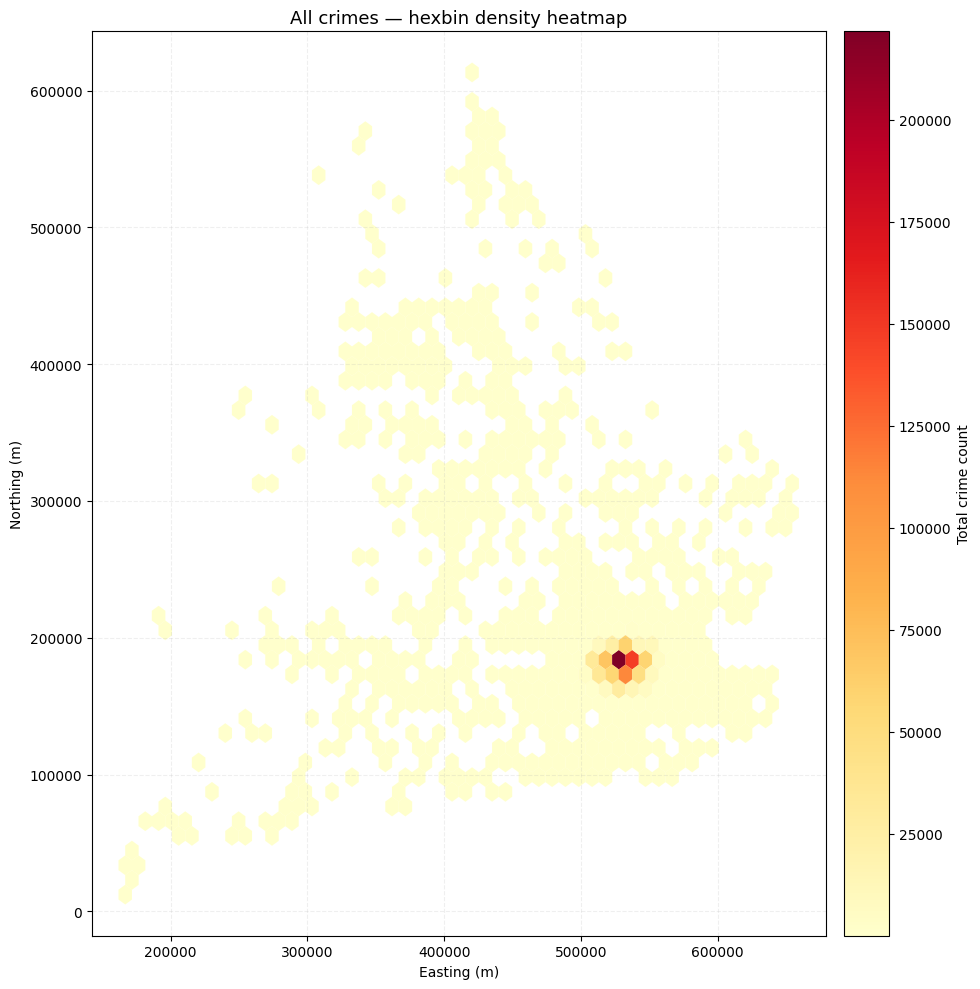
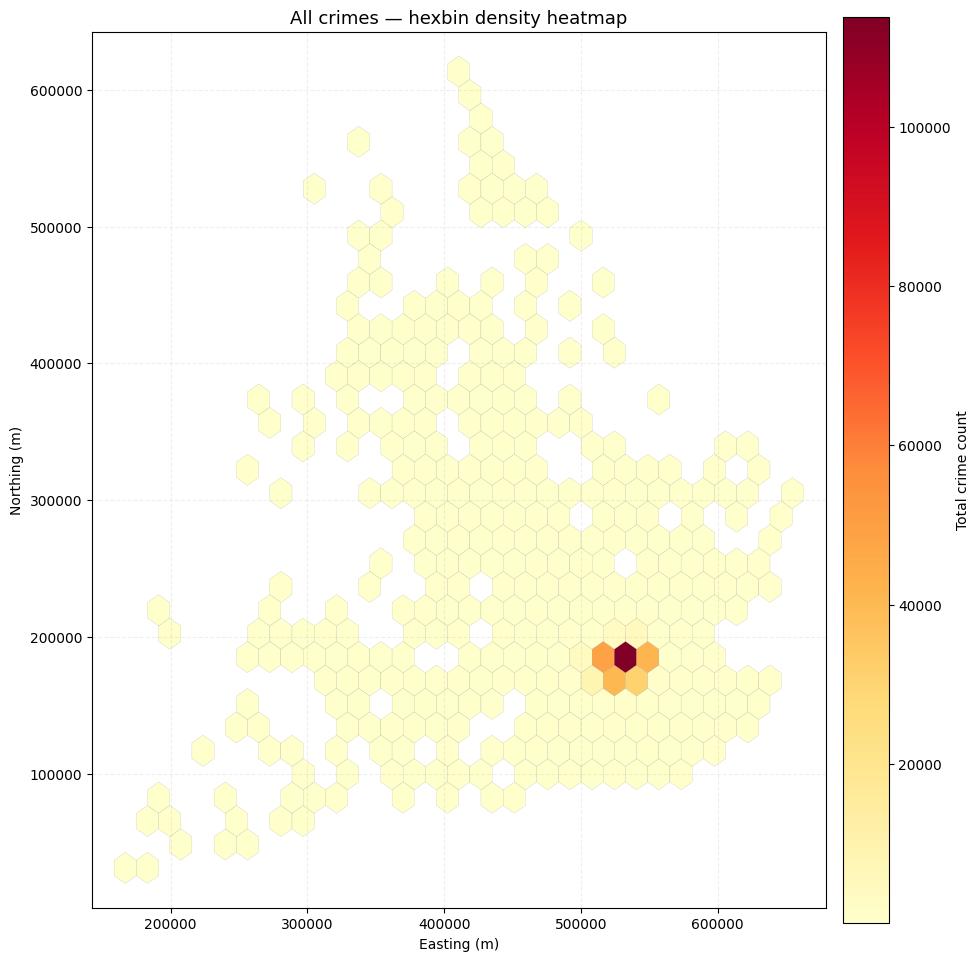
Unified diff of the notebook cell whose output changed from the first chart to the second:
--- before
+++ after
@@ -2,5 +2,6 @@
 
 # Single hexbin with all crimes, colored by count
-hb = ax.hexbin(crimes_m['x'], crimes_m['y'], gridsize=50, cmap='YlOrRd', mincnt=1, linewidths=0.1)
+hb = ax.hexbin(sub['x'], sub['y'], gridsize=30, cmap='YlOrRd', mincnt=1, 
+    linewidths=0.1, edgecolors='gray', alpha=1)
 cb = plt.colorbar(hb, ax=ax, pad=0.02)
 cb.set_label('Total crime count', fontsize=10)

Commit: Updated notebooks